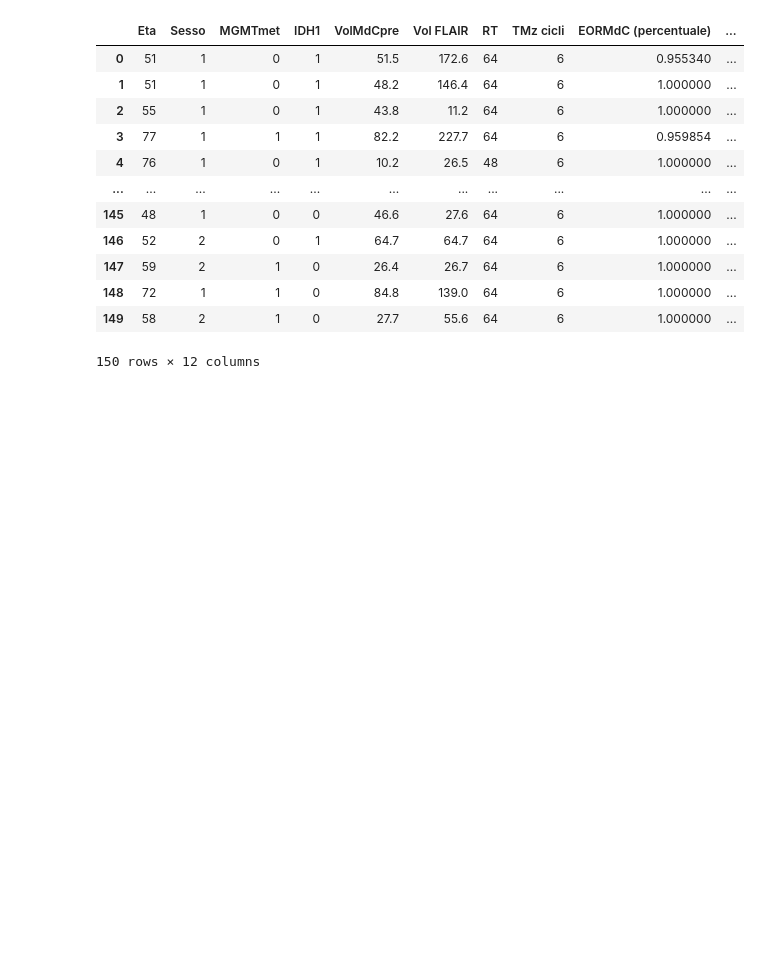
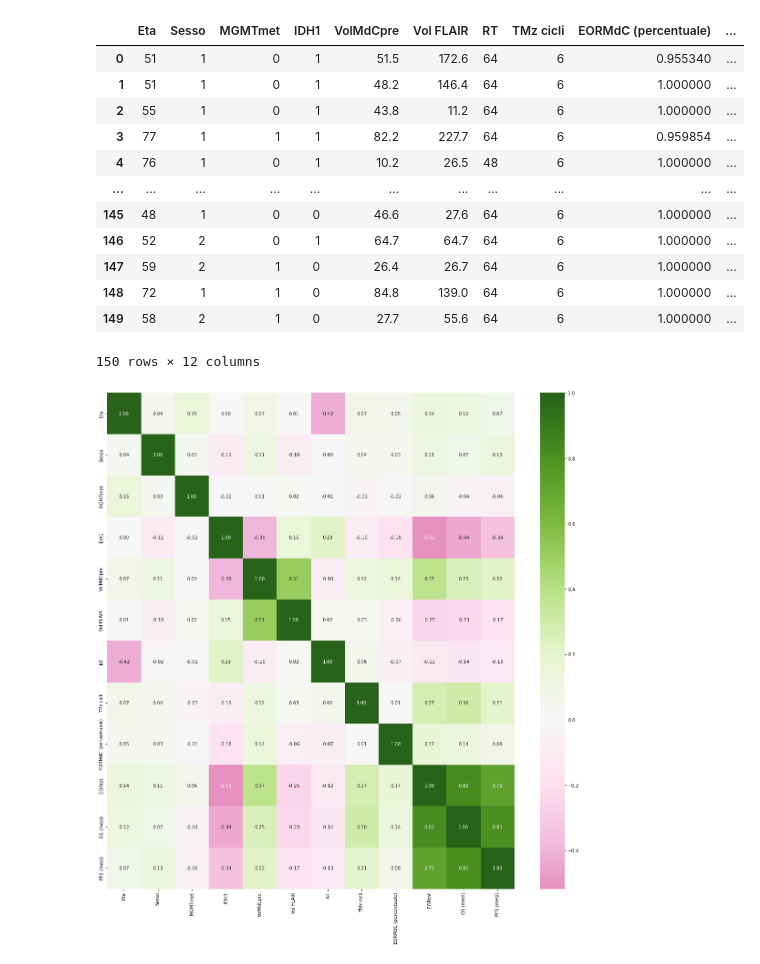
Before and after one commit to gullo97/medicine2, a Jupyter notebook: data_preprocess.ipynb, the cells around one changed output. Saved outputs shown, nothing was run; the diff lists cells and outputs as text; code cells hidden in the pictures; blank space fills up the shorter version.

Commit message:
Plotted correlations

```diff
--- a/data_preprocess.ipynb
+++ b/data_preprocess.ipynb
@@ -39,6 +39,16 @@ data
 | 148 | 72 | 1 | 1 | 0 | 84.8 | 139.0 | 64 | 6 | 1.000000 | ... |
 | 149 | 58 | 2 | 1 | 0 | 27.7 | 55.6 | 64 | 6 | 1.000000 | ... |
 150 rows × 12 columns
+# %%
+# plot correlation matrix
+import seaborn as sns
+import matplotlib.pyplot as plt
+corr = data.corr()
+plt.figure(figsize=(20,20))
+sns.heatmap(corr, annot=True, fmt=".2f", center=0, cmap='PiYG')
+plt.show()
+# %% [output]
+[figure, added]
 # %%
 #normalize data by column
 column_excluded = ['Sesso', 'MGMTmet', 'IDH1']
```
Also changed, not shown: parts of 1 cell of this notebook, 1 other file.
